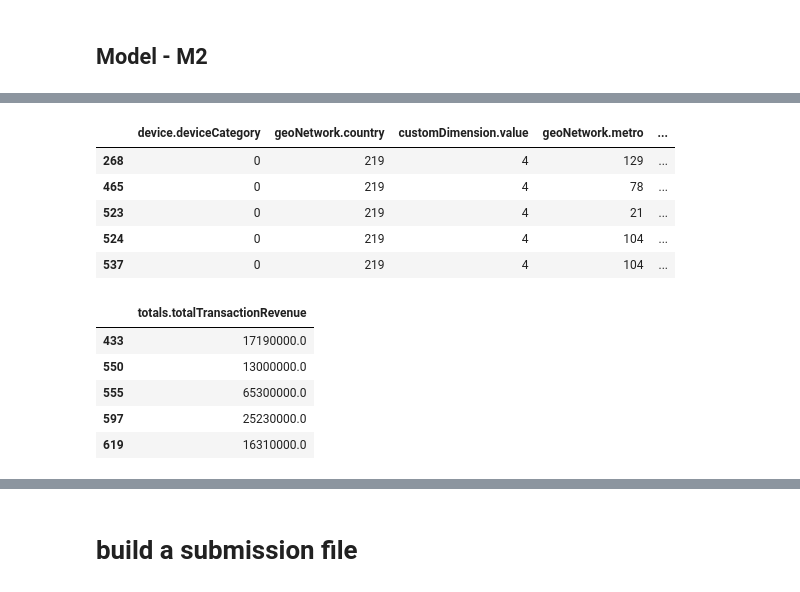
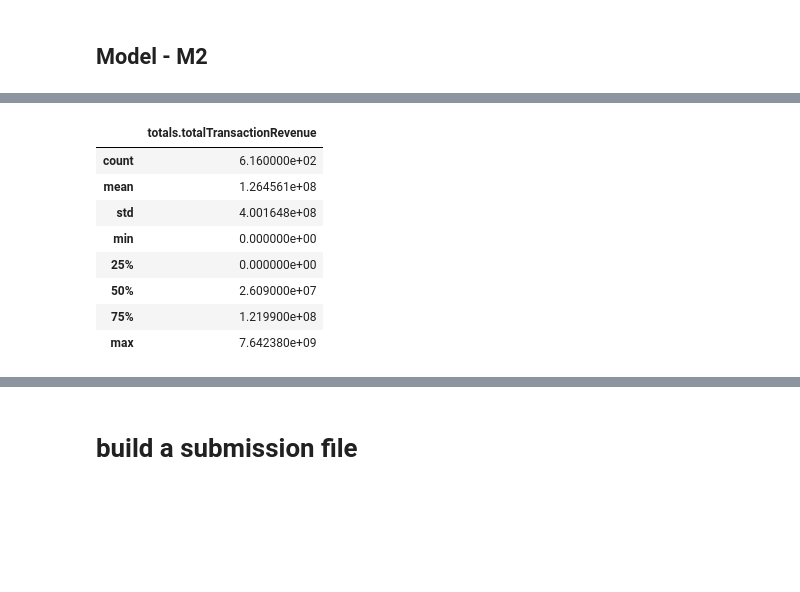
Before and after one commit to AsiMrz/MAYC_ML_Revenue_Prediction, a Jupyter notebook: Classification and Regression.ipynb, the cells around one changed output, grey strips where cells are left out. Drawn from its saved outputs; the diff is of its cells as text; code cells hidden in the pictures; blank space fills up the shorter version.

```diff
--- a/Classification and Regression.ipynb
+++ b/Classification and Regression.ipynb
@@ -475,21 +387,15 @@ x_train_M2.shape, x_test_M2.shape, y_train_M2.shape, y_test_M2.shape
-# %%
-x_test_M2.head(5)
-# %% [output]
-|  | device.deviceCategory | geoNetwork.country | customDimension.value | geoNetwork.metro | ... |
-| 268 | 0 | 219 | 4 | 129 | ... |
-| 465 | 0 | 219 | 4 | 78 | ... |
-| 523 | 0 | 219 | 4 | 21 | ... |
-| 524 | 0 | 219 | 4 | 104 | ... |
-| 537 | 0 | 219 | 4 | 104 | ... |
-# %%
-y_train_M2.head(5)
-# %% [output]
-|  | totals.totalTransactionRevenue |
-| 433 | 17190000.0 |
-| 550 | 13000000.0 |
-| 555 | 65300000.0 |
-| 597 | 25230000.0 |
-| 619 | 16310000.0 |
+# %%
+y_test_M2.describe()
+# %% [output]
+|  | totals.totalTransactionRevenue |
+| count | 6.160000e+02 |
+| mean | 1.264561e+08 |
+| std | 4.001648e+08 |
+| min | 0.000000e+00 |
+| 25% | 0.000000e+00 |
+| 50% | 2.609000e+07 |
+| 75% | 1.219900e+08 |
+| max | 7.642380e+09 |
 # %%
 model_M2 = RandomForestRegressor(
     n_estimators=100, # Hyperparameter 1
```
Also changed, not shown: parts of 33 cells of this notebook.
